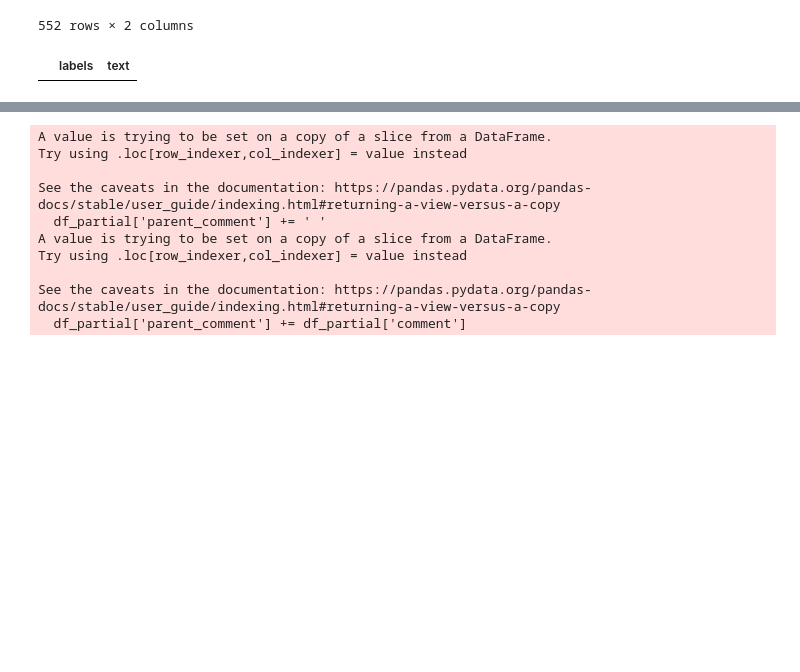
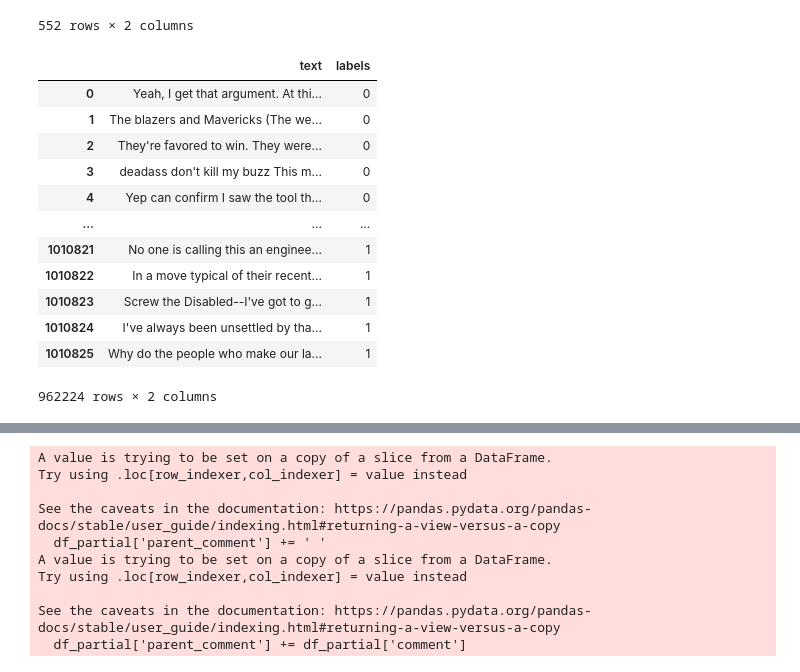
Before and after one commit to andrasreka/AdvancedMLProject, a Jupyter notebook: preprocess.ipynb, the cells around one changed output, grey strips where cells are left out. Drawn from its saved outputs; the diff is of its cells as text; code cells hidden in the pictures; blank space fills up the shorter version.

```diff
--- a/preprocess.ipynb
+++ b/preprocess.ipynb
@@ -59,12 +59,23 @@ train_df
 | 465 | OK, I have a question. Well, actu... | 0 |
 | 416 | Uh-huh. That sounds great! Hey! U... | 0 |
 552 rows × 2 columns
-# %%
-pd.Series({c: df[c].map(lambda x: len(str(x))).max() for c in df}).sort_values(ascending =False)
-mask = (df['labels'].str.len() > 512)
-df[mask]
-# %% [output]
-|  | labels | text |
+# %%
+mask = (df['text'].str.len() <= 512)
+df[mask]
+# %% [output]
+|  | text | labels |
+| 0 | Yeah, I get that argument. At thi... | 0 |
+| 1 | The blazers and Mavericks (The we... | 0 |
+| 2 | They're favored to win. They were... | 0 |
+| 3 | deadass don't kill my buzz This m... | 0 |
+| 4 | Yep can confirm I saw the tool th... | 0 |
+| ... | ... | ... |
+| 1010821 | No one is calling this an enginee... | 1 |
+| 1010822 | In a move typical of their recent... | 1 |
+| 1010823 | Screw the Disabled--I've got to g... | 1 |
+| 1010824 | I've always been unsettled by tha... | 1 |
+| 1010825 | Why do the people who make our la... | 1 |
+962224 rows × 2 columns
 # %%
 #df_train = json.load(open('data/reddit_train.json'))
 df = pd.read_csv('data/train-balanced-sarcasm.csv', encoding='utf8', on_bad_lines='skip')
```
Also changed, not shown: parts of 3 cells of this notebook.
